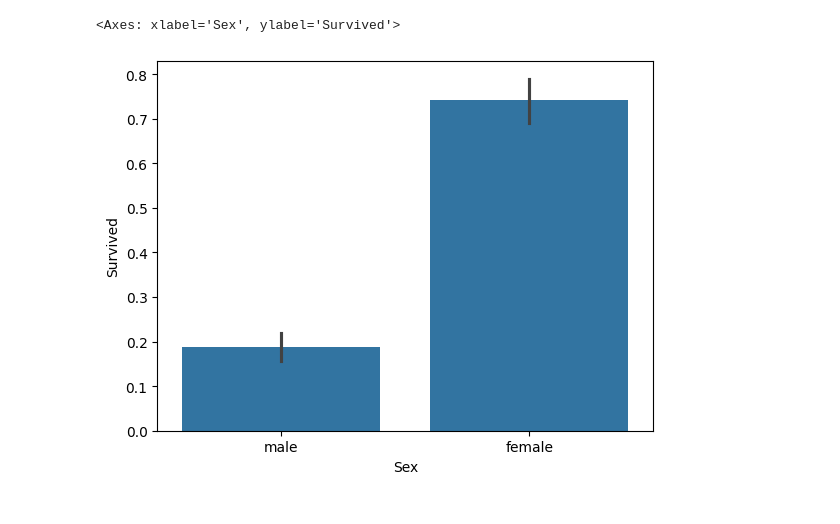
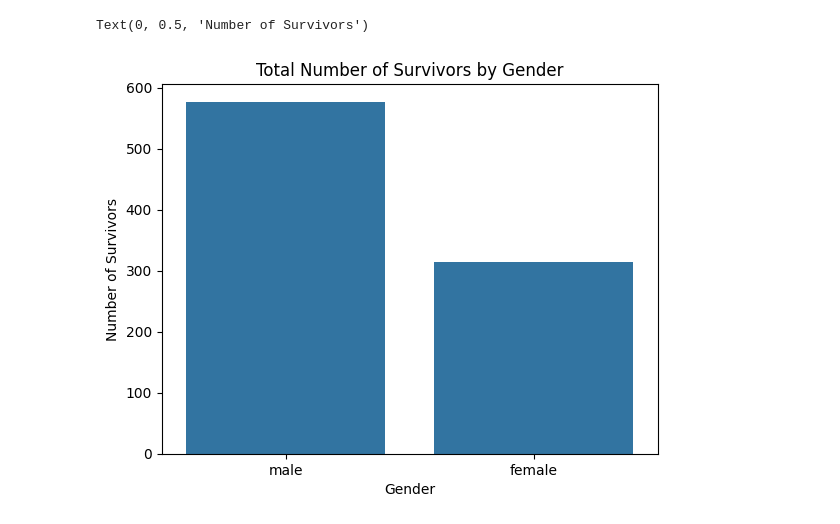
Before and after one commit to Kunals0612/TE_Lab_Assignments, a Jupyter notebook: DSBDAL/Assignment4.ipynb, the cells around one changed output. Saved outputs shown, nothing was run; the diff lists cells and outputs as text; code cells hidden in the pictures.

```diff
--- a/DSBDAL/Assignment4.ipynb
+++ b/DSBDAL/Assignment4.ipynb
@@ -30,4 +15,0 @@ dtype: int64
-# %%
-df['Age'].fillna(df['Age'].mean(), inplace = True)
-df['Cabin'].fillna("unknown", inplace = True)
-df['Embarked'].fillna("unknown", inplace = True)
@@ -120,5 +16,9 @@ sb.violinplot(x=df['Embarked'],y=df['Survived'])
-# %%
-sb.barplot(x=df['Sex'],y=df['Survived'])
-# %% [output]
-<Axes: xlabel='Sex', ylabel='Survived'>
-[figure, removed]
+# %%
+survived_df = df[df['Survived'] == 1]
+sb.countplot(x=df['Sex'], data = survived_df)
+plt.title('Total Number of Survivors by Gender')
+plt.xlabel('Gender')
+plt.ylabel('Number of Survivors')
+# %% [output]
+Text(0, 0.5, 'Number of Survivors')
+[figure, added]
```
Also changed, not shown: parts of 19 cells of this notebook.
